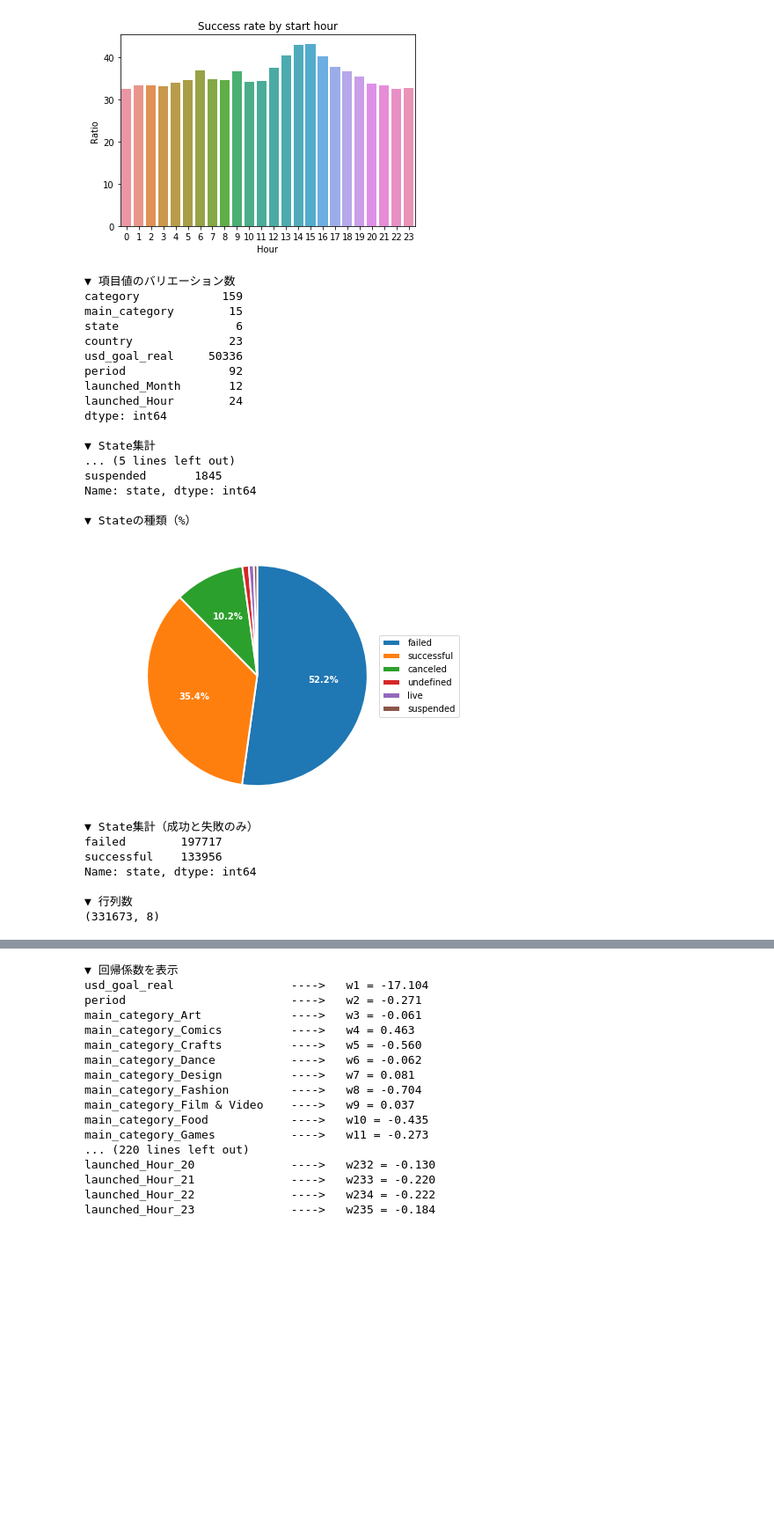
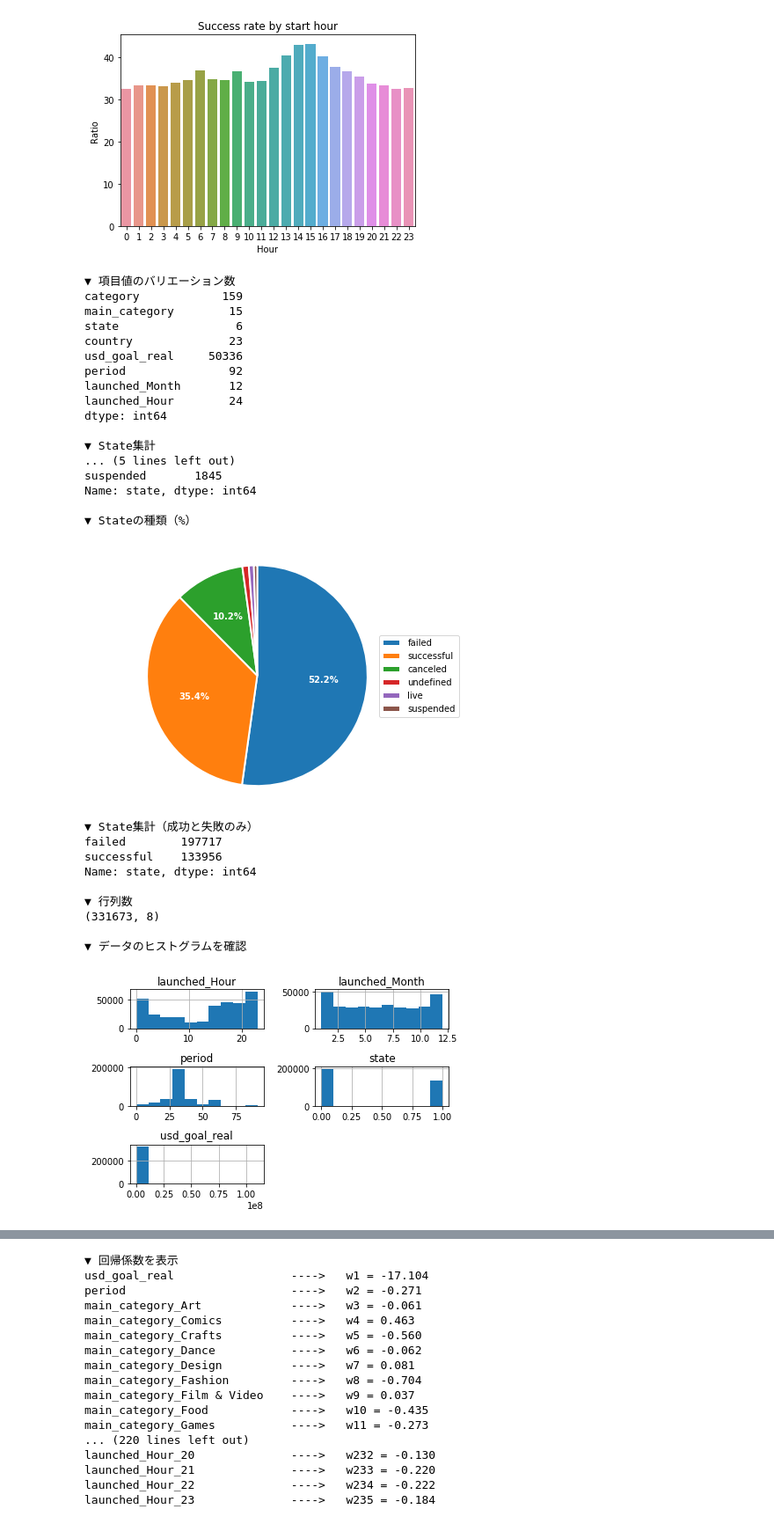
Before and after one commit to arsma12/skillupAI, a Jupyter notebook: Day1_work_長谷川雅代.ipynb, the cells around one changed output, grey strips where cells are left out. Shown at 88% size. Drawn from its saved outputs; the diff is of its cells as text; code cells hidden in the pictures; blank space fills up the shorter version.

```diff
--- a/Day1_work_長谷川雅代.ipynb
+++ b/Day1_work_長谷川雅代.ipynb
@@ -187,33 +188,43 @@ print(df["state"].value_counts())
 df['state'] = df['state'].map({'failed': 0,'successful': 1})
 
 print("\n▼ 行列数")
 print(df.shape)
+
+# 各項目のヒストグラムを表示
+print("\n▼ データのヒストグラムを確認")
+viz = df[df.columns]
+viz.hist()
+plt.tight_layout()
+plt.show()
 # %% [output]
 ▼ 項目値のバリエーション数
 category            159
 main_category        15
 state                 6
 country              23
 usd_goal_real     50336
 period               92
 launched_Month       12
 launched_Hour        24
 dtype: int64
 
 ▼ State集計
 ... (5 lines left out)
 suspended       1845
 Name: state, dtype: int64
 
 ▼ Stateの種類（%）
 [figure]
 ▼ State集計（成功と失敗のみ）
 failed        197717
 successful    133956
 Name: state, dtype: int64
 
 ▼ 行列数
 (331673, 8)
+
+▼ データのヒストグラムを確認
+[figure, added]
 # %%
 # ------------------------------------------------
 # 2-5.ダミー変換
```
Also changed, not shown: parts of 4 cells of this notebook, 1 other file.
